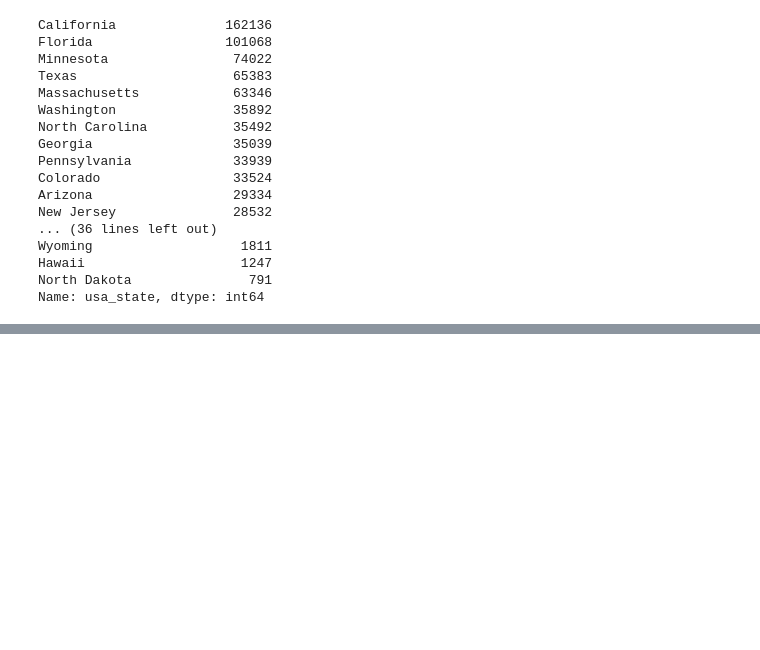
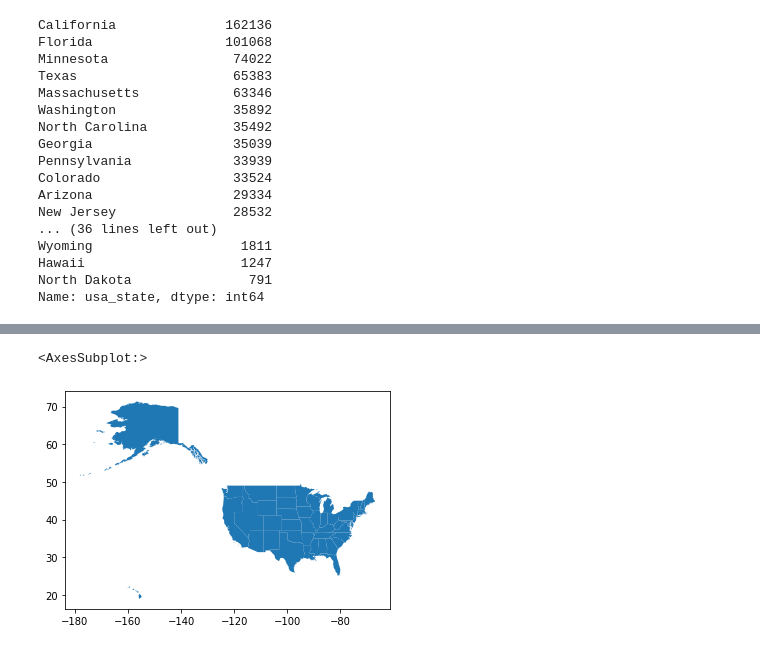
Before and after one commit to ninaihde/sampling-bias-cov19, a Jupyter notebook: src/create_general_insights.ipynb, the cells around one changed output, grey strips where cells are left out. Drawn from its saved outputs; the diff is of its cells as text; code cells hidden in the pictures; blank space fills up the shorter version.

Commit message:
Add visualizations for sample counts of U.S. states

```diff
--- a/src/create_general_insights.ipynb
+++ b/src/create_general_insights.ipynb
@@ -491,0 +509,4 @@ df_usa.to_csv('../data/metadata_EBI_usa_states.csv', index=False)
+# %%
+# Shapefile taken from https://alicia.data.socrata.com/Government/States-21basic/jhnu-yfrj
+usa_geo = gpd.read_file('../data/geo_usa_states.shp')
+usa_geo.head()
@@ -491,0 +520,5 @@ df_usa.to_csv('../data/metadata_EBI_usa_states.csv', index=False)
+# %%
+usa_geo.plot()
+# %% [output]
+<AxesSubplot:>
+[figure, added]
```
Also changed, not shown: parts of 22 cells of this notebook, 3 other files.
